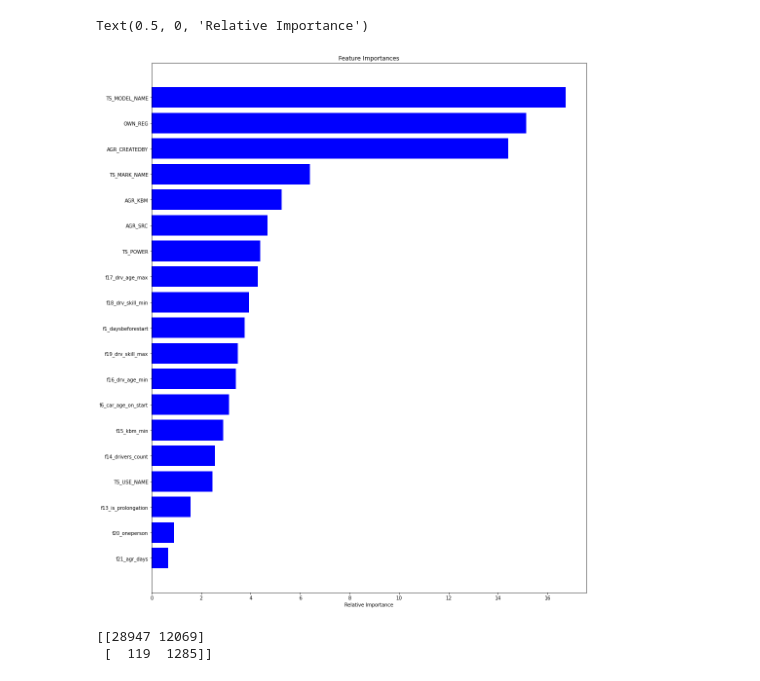
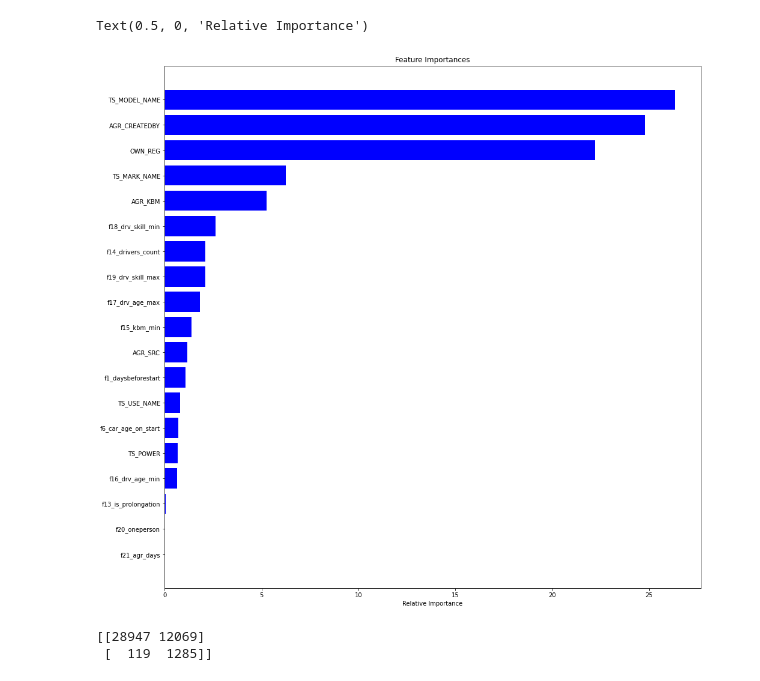
Before and after one commit to rgridnev/python_course, a Jupyter notebook: Diplom/notebooks/model4.ipynb, the cells around one changed output. Drawn from its saved outputs; the diff is of its cells as text; code cells hidden in the pictures.

```diff
--- a/Diplom/notebooks/model4.ipynb
+++ b/Diplom/notebooks/model4.ipynb
@@ -167,8 +70,8 @@ cat_features_index = list(X_train.columns.get_loc(feature) for feature in catego
 text_features_index = list(X_train.columns.get_loc(feature) for feature in text_features)
 # %%
 modelcb = CatBoostClassifier(
-                learning_rate=0.01,
-#                 l2_leaf_reg=6,
+#                 learning_rate=0.01,
+                l2_leaf_reg=2,
 #                 grow_policy = 'Lossguide',
                 loss_function='Logloss',
 #                 depth=16,
@@ -176,9 +79,9 @@ modelcb = CatBoostClassifier(
                 eval_metric='AUC', #AUC, F1
                 cat_features=cat_features_index,
                 text_features=text_features_index,
-        #         random_seed=42,
+                random_seed=42,
                 logging_level='Silent',
-#                 task_type="GPU",
+                task_type="GPU",
 #                 devices='1'
             )
 
@@ -254,19 +137,19 @@ ROC-AUC score:  0.8809764524663078
 # %%
 import matplotlib.pyplot as plt
 
 features=X_train.columns
 importances = modelcb.feature_importances_
 indices = np.argsort(importances)
 
-plt.figure(figsize=(16, 20))
+plt.figure(figsize=(16, 16))
 plt.figure(1)
 plt.title('Feature Importances')
 plt.barh(range(len(indices)), importances[indices], color='b', align='center')
 plt.yticks(range(len(indices)), features[indices])
 plt.xlabel('Relative Importance')
 # %% [output]
 Text(0.5, 0, 'Relative Importance')
-[figure, old version]
+[figure, new version]
 # %%
 pr = modelcb.predict(X_test)
 res = X_test
```
Also changed, not shown: parts of 6 cells of this notebook, 7 other files.
